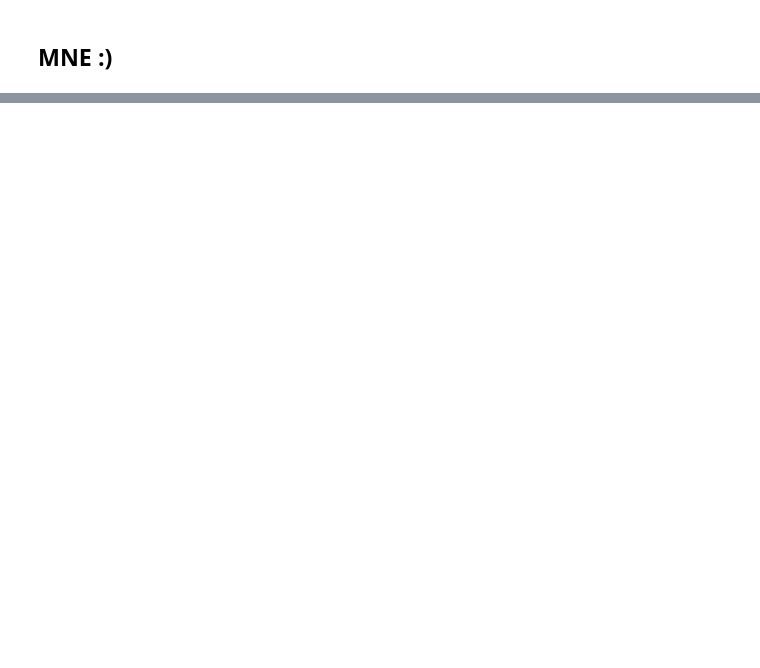
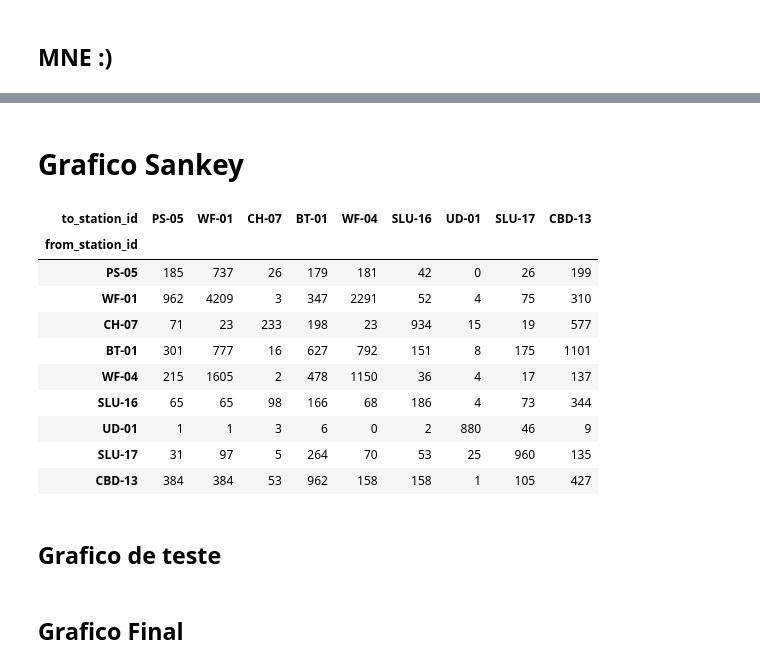
Before and after one commit to HenriqueCastros/GraficosChordESankey, a Jupyter notebook: Aula08.ipynb, the cells around one changed output, grey strips where cells are left out. Drawn from its saved outputs; the diff is of its cells as text; code cells hidden in the pictures; blank space fills up the shorter version.

Commit message:
implements sankey plot

```diff
--- a/Aula08.ipynb
+++ b/Aula08.ipynb
@@ -567,0 +563,2 @@ fig, axes = plot_connectivity_circle(matrix_data.to_numpy(), list(union_stations
+# %% [markdown]
+# Grafico Sankey
@@ -567,0 +570,16 @@ fig, axes = plot_connectivity_circle(matrix_data.to_numpy(), list(union_stations
+# %%
+matrix_data
+# %% [output]
+| to_station_id | PS-05 | WF-01 | CH-07 | BT-01 | WF-04 | SLU-16 | UD-01 | SLU-17 | CBD-13 |
+| from_station_id |  |  |  |  |  |  |  |  |  |
+| PS-05 | 185 | 737 | 26 | 179 | 181 | 42 | 0 | 26 | 199 |
+| WF-01 | 962 | 4209 | 3 | 347 | 2291 | 52 | 4 | 75 | 310 |
+| CH-07 | 71 | 23 | 233 | 198 | 23 | 934 | 15 | 19 | 577 |
+| BT-01 | 301 | 777 | 16 | 627 | 792 | 151 | 8 | 175 | 1101 |
+| WF-04 | 215 | 1605 | 2 | 478 | 1150 | 36 | 4 | 17 | 137 |
+| SLU-16 | 65 | 65 | 98 | 166 | 68 | 186 | 4 | 73 | 344 |
+| UD-01 | 1 | 1 | 3 | 6 | 0 | 2 | 880 | 46 | 9 |
+| SLU-17 | 31 | 97 | 5 | 264 | 70 | 53 | 25 | 960 | 135 |
+| CBD-13 | 384 | 384 | 53 | 962 | 158 | 158 | 1 | 105 | 427 |
+# %% [markdown]
+## Grafico de teste
@@ -567,0 +614,2 @@ fig, axes = plot_connectivity_circle(matrix_data.to_numpy(), list(union_stations
+# %% [markdown]
+## Grafico Final
```
Also changed, not shown: parts of 22 cells of this notebook.
